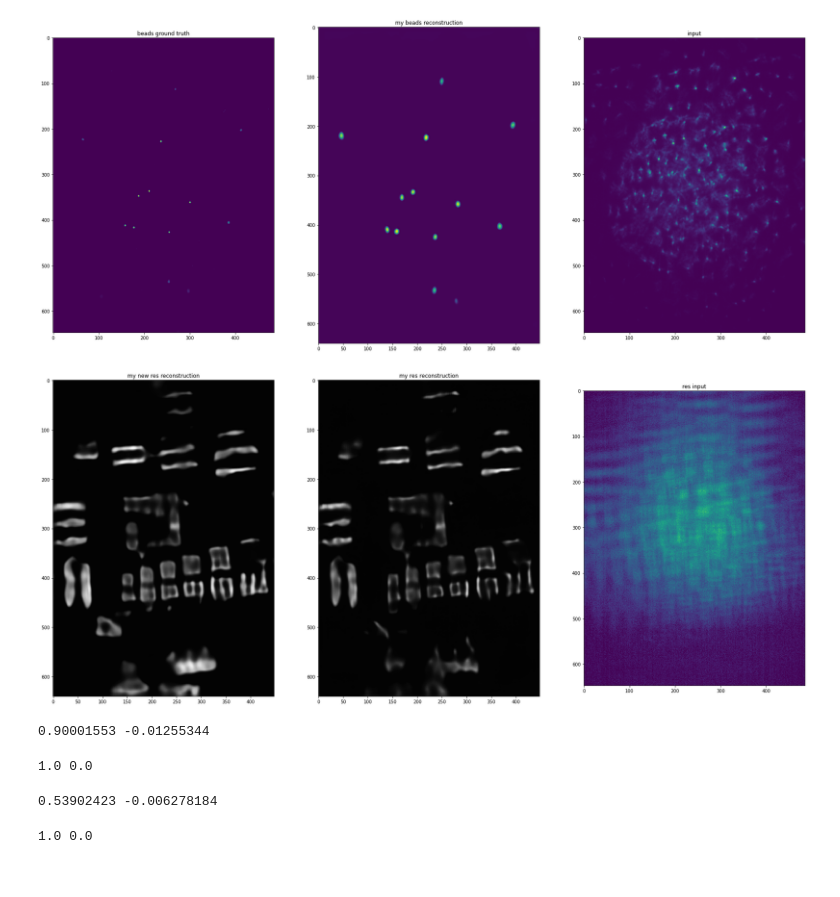
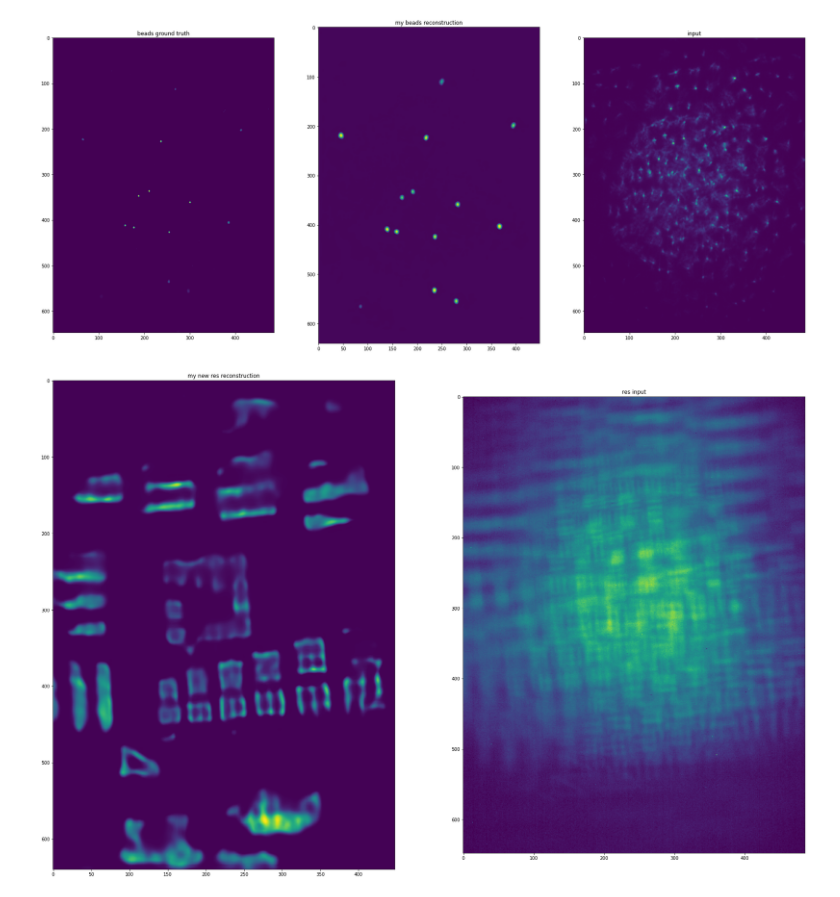
Before and after one commit to richardshuai/u-net-reconstruction, a Jupyter notebook: notebooks/2D_real_data_testing.ipynb, the cells around one changed output. Saved outputs shown, nothing was run; the diff lists cells and outputs as text; code cells hidden in the pictures.

```diff
--- a/notebooks/2D_real_data_testing.ipynb
+++ b/notebooks/2D_real_data_testing.ipynb
@@ -21,7 +21,7 @@ from PIL import Image
 # %%
 os.environ["CUDA_VISIBLE_DEVICES"]="0"
 # %%
-model_description = 'model-8.3'
+model_description = 'model-9.2'
 # %%
 real_data_path = path.join('..', 'data', 'real-data', 'realData.mat')
 ground_truth_path = path.join('..', 'data', 'real-data', 'beads_GT.png')
@@ -111,38 +104,18 @@ plt.show()
 # %%
 fig = plt.figure(figsize=(30, 30))
 
 
-f1 = fig.add_subplot(1, 3, 1)
+f1 = fig.add_subplot(1, 2, 1)
 f1.set_title('my new res reconstruction') # Normalized before simulation, but not after
-f1.imshow(pred_res_real, cmap='gray')
+f1.imshow(pred_res_real)
 
-f2 = fig.add_subplot(1, 3, 2)
-f2.set_title('my res reconstruction') # Normalized before simulation, but not after
-f2.imshow(pred_res, cmap='gray')
-
-f3 = fig.add_subplot(1, 3, 3)
+f3 = fig.add_subplot(1, 2, 2)
 f3.set_title('res input')
-f3.imshow(res_input_normed)
+f3.imshow(real_res_normed)
 
 
 plt.savefig(path.join(image_path, '{}_res_reconstruction_{}.pdf'.format(model_description, epoch)))
 
 plt.show()
 # %% [output]
-[figure, old version]
+[figure, new version]
-# %%
-print(np.max(pred_beads), np.min(pred_beads))
-# %% [output]
-0.90001553 -0.01255344
-# %%
-print(np.max(beads_gt), np.min(beads_gt))
-# %% [output]
-1.0 0.0
-# %%
-print(np.max(pred_res), np.min(pred_res))
-# %% [output]
-0.53902423 -0.006278184
-# %%
-print(np.max(res_input_normed), np.min(res_input_normed))
-# %% [output]
-1.0 0.0
```
Also changed, not shown: parts of 4 cells of this notebook, 3 other files.
